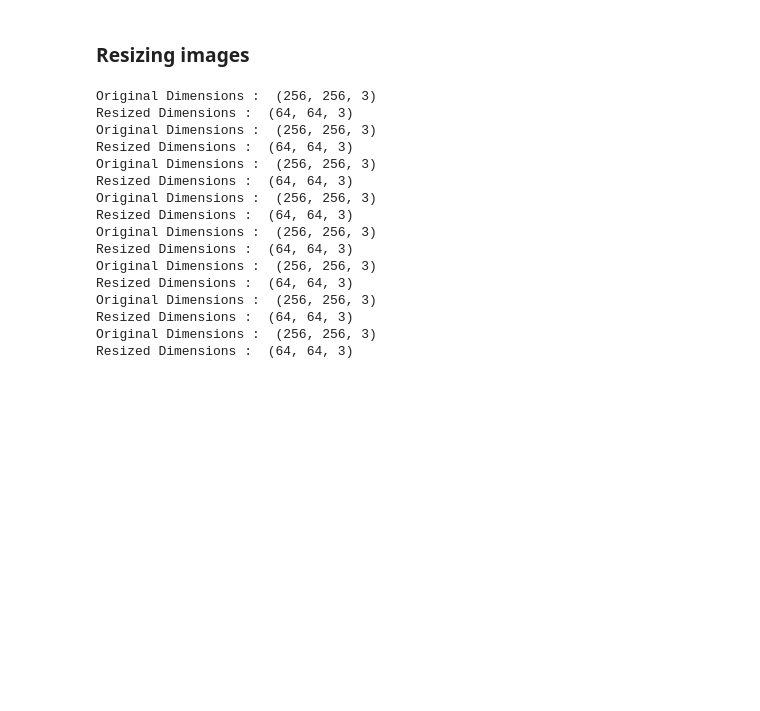
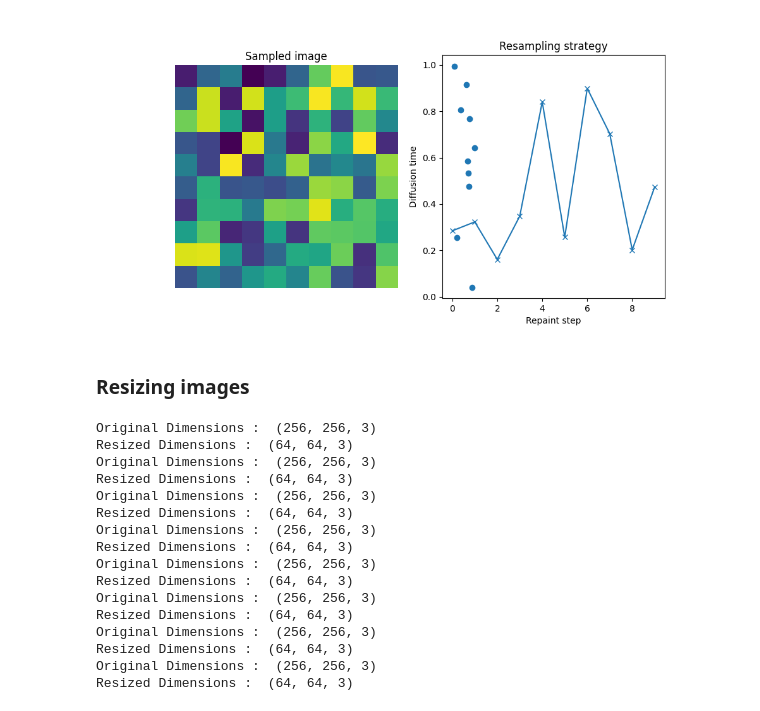
Before and after one commit to florian6973/RePaint, a Jupyter notebook: diff.ipynb, the cells around one changed output. Cells and saved outputs as stored; diff of their text form; code cells hidden in the pictures; blank space fills up the shorter version.

```diff
--- a/diff.ipynb
+++ b/diff.ipynb
@@ -65,3 +51,15 @@ ani.event_source.stop()
+# %%
+conf_arg = conf_mgt.conf_base.Default_Conf()
+conf_arg.update(yamlread('confs/face_example.yml'))
+conf_arg['seed'] = 1
+conf_arg['reload'] = True
+conf_arg['save_model'] = 'save_jn.pkl'
+conf_arg['save_idx'] = []
+conf_arg['stop_it'] = []
+conf_arg['manual_times'] = [5,4,3,4,5,4,3,2,1,0,-1]
+p, ani = main(conf_arg)
+# %% [output]
+[figure, added]
 # %% [markdown]
 ### Resizing images
 # %%
```
Also changed, not shown: parts of 7 cells of this notebook, 3 other files.
